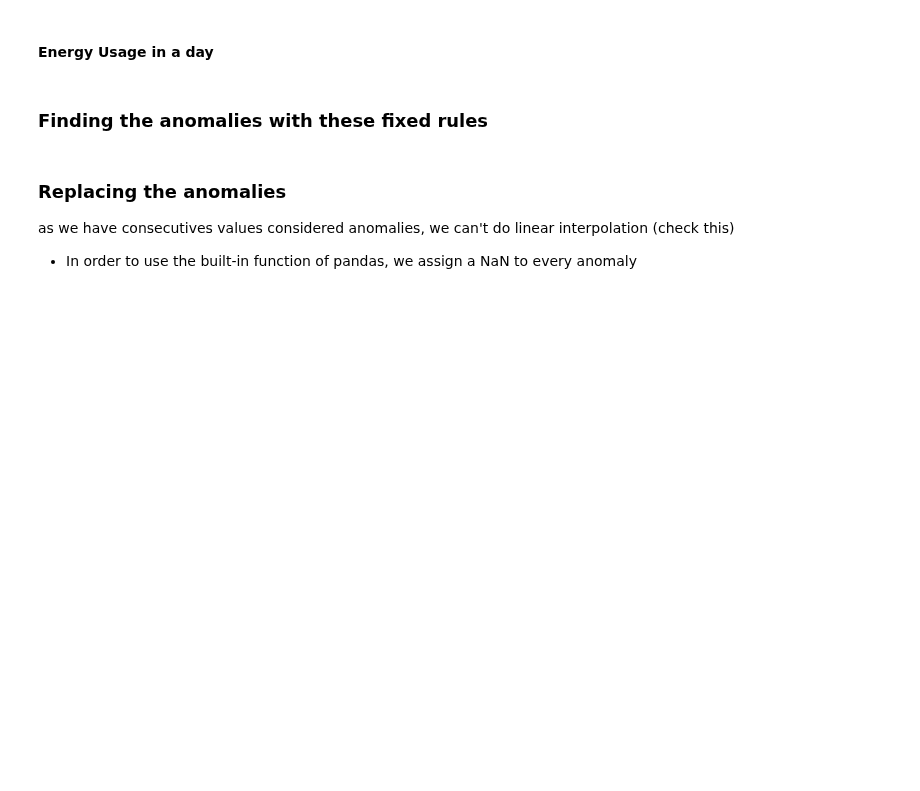
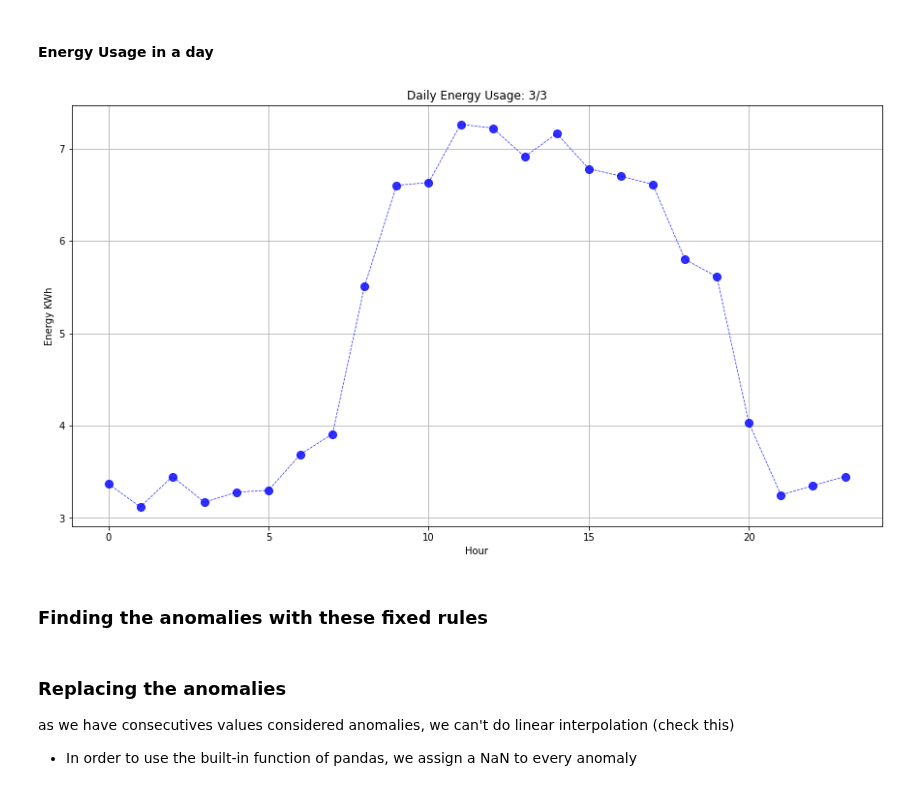
Before and after one commit to matias-dogliani/energybuild, a Jupyter notebook: PreProcess_EnergyConsumption.ipynb, the cells around one changed output. Drawn from its saved outputs; the diff is of its cells as text; code cells hidden in the pictures; blank space fills up the shorter version.

```diff
--- a/PreProcess_EnergyConsumption.ipynb
+++ b/PreProcess_EnergyConsumption.ipynb
@@ -334,7 +334,9 @@ def Plotday(df,day, MonthNum,year=2021):
 
     plt.savefig("./Imgs/Energy_usage_daily" + str(day)+ "_"+ str(MonthNum)+ ".png",transparent=True)
 # %%
-Plotday(DataFrame,28,3)
+Plotday(DataFrame,3,3)
+# %% [output]
+[figure, added]
 # %% [markdown]
 ### Finding the anomalies with these fixed rules
 # %%
```
Also changed, not shown: parts of 2 cells of this notebook, 1 other file.
